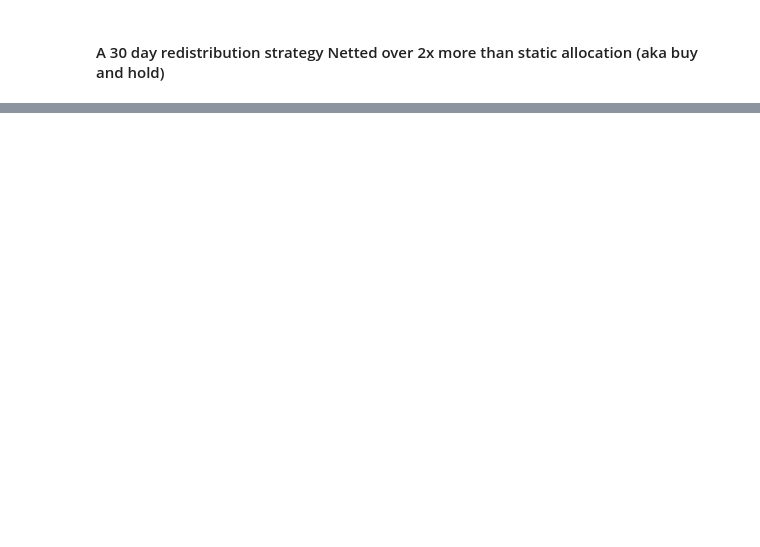
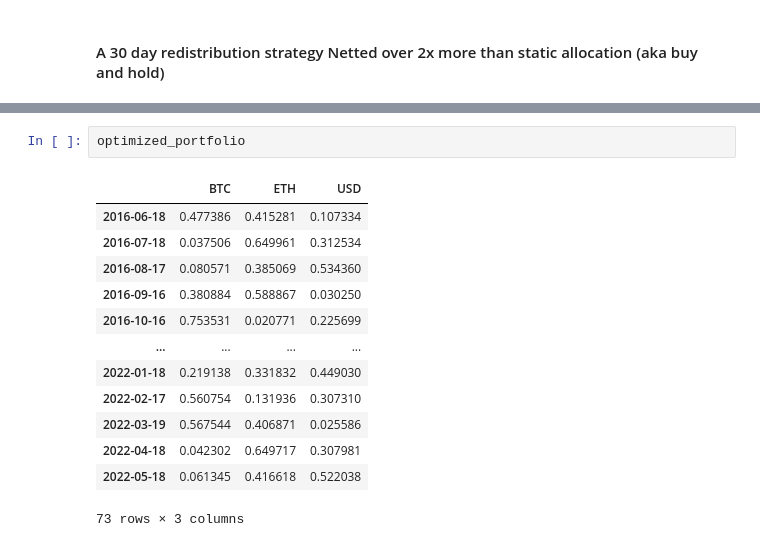
Before and after one commit to Zhimin90/crypto_portfolio_manager, a Jupyter notebook: dataset.ipynb, the cells around one changed output, grey strips where cells are left out. Cells and saved outputs as stored; diff of their text form; blank space fills up the shorter version.

```diff
--- a/dataset.ipynb
+++ b/dataset.ipynb
@@ -486,0 +533,16 @@ ga_instance.plot_result(title="PyGAD & PyTorch - Iteration vs. Fitness")
+# %%
+optimized_portfolio
+# %% [output]
+|  | BTC | ETH | USD |
+| 2016-06-18 | 0.477386 | 0.415281 | 0.107334 |
+| 2016-07-18 | 0.037506 | 0.649961 | 0.312534 |
+| 2016-08-17 | 0.080571 | 0.385069 | 0.534360 |
+| 2016-09-16 | 0.380884 | 0.588867 | 0.030250 |
+| 2016-10-16 | 0.753531 | 0.020771 | 0.225699 |
+| ... | ... | ... | ... |
+| 2022-01-18 | 0.219138 | 0.331832 | 0.449030 |
+| 2022-02-17 | 0.560754 | 0.131936 | 0.307310 |
+| 2022-03-19 | 0.567544 | 0.406871 | 0.025586 |
+| 2022-04-18 | 0.042302 | 0.649717 | 0.307981 |
+| 2022-05-18 | 0.061345 | 0.416618 | 0.522038 |
+73 rows × 3 columns
```
Also changed, not shown: parts of 28 cells of this notebook.
